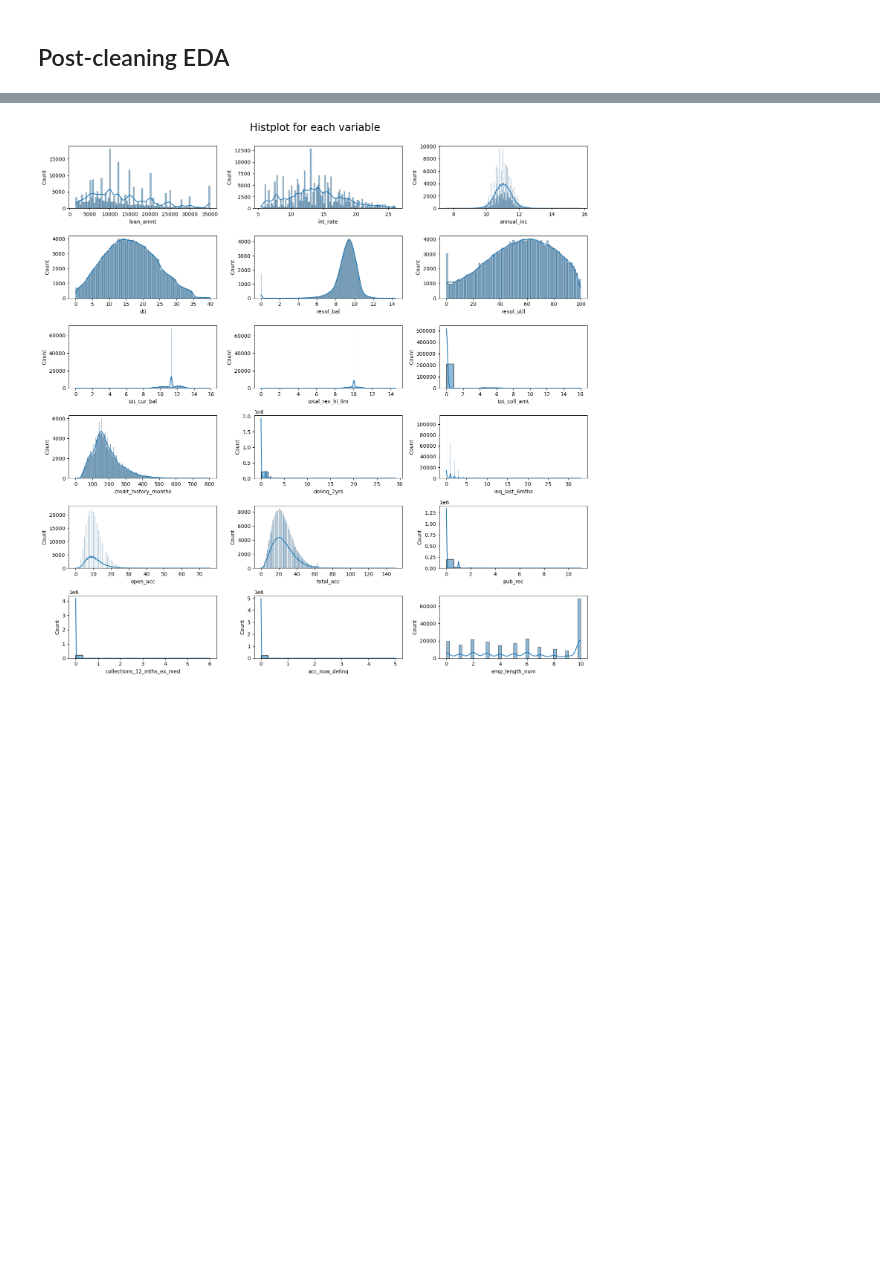
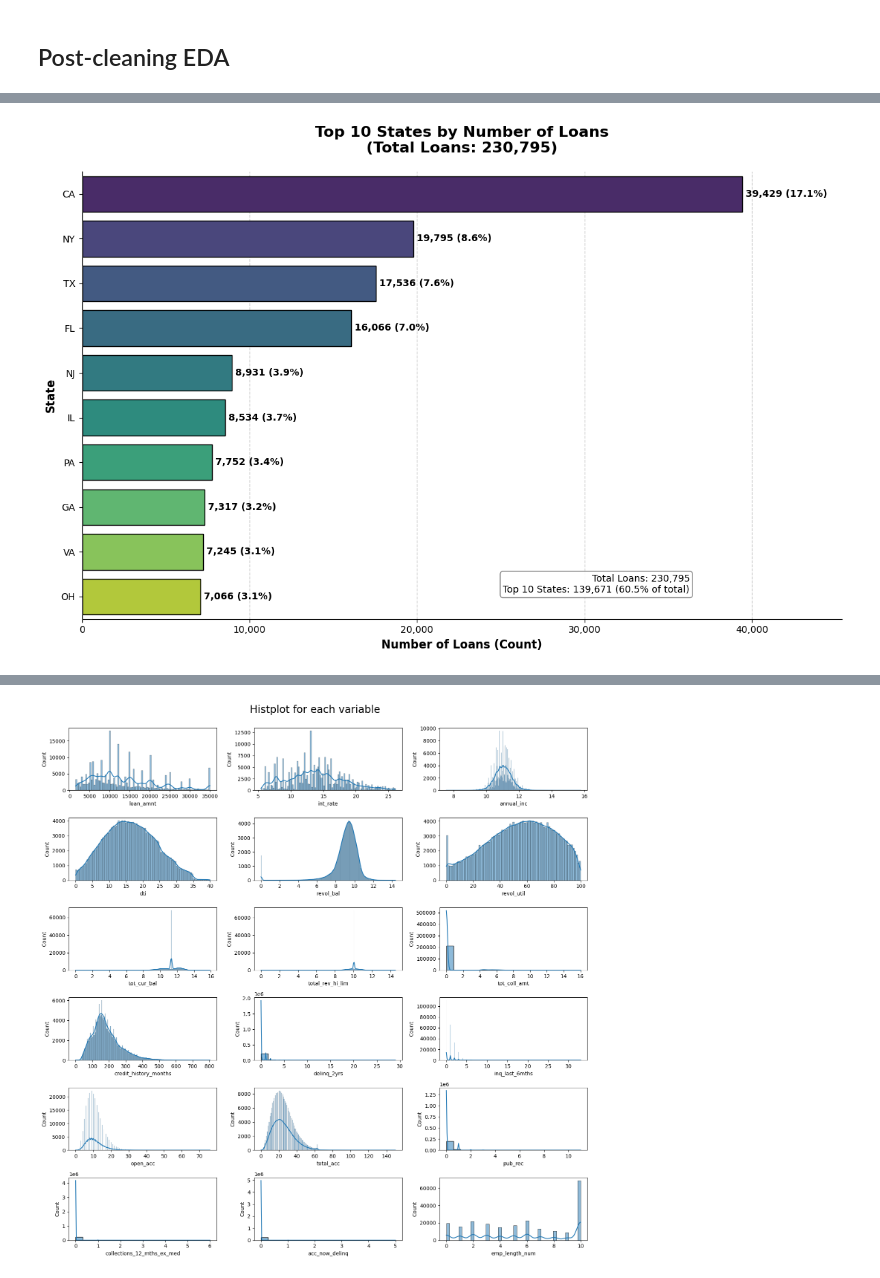
Before and after one commit to RevanzaIfannyA/lending-club-credit-risk-modeling, a Jupyter notebook: LC notebook.ipynb, the cells around one changed output, grey strips where cells are left out. Saved outputs shown, nothing was run; the diff lists cells and outputs as text; code cells hidden in the pictures; blank space fills up the shorter version.

```diff
--- a/LC notebook.ipynb
+++ b/LC notebook.ipynb
@@ -826,0 +1027,90 @@ Name: proportion, dtype: Float64
+# %%
+state_counts = df['addr_state'].value_counts()
+top_10_states = state_counts.head(10)
+
+# Hitung persentase terhadap total
+total_count = len(df)
+percentages = (top_10_states.values / total_count * 100)
+
+# Buat DataFrame untuk plotting
+top_states_df = top_10_states.reset_index()
+top_states_df.columns = ['addr_state', 'count']
+top_states_df['percentage'] = percentages
+
+# Buat plot
+plt.figure(figsize=(12, 8))
+ax = sns.barplot(data=top_states_df,
+                 x='count',
+                 y='addr_state',
+                 palette='viridis',
+                 edgecolor='black',
+                 linewidth=1)
+
+# Tambahkan nilai count dan persentase di setiap bar
+for i, (count, pct) in enumerate(zip(top_states_df['count'], top_states_df['percentage'])):
+    # Format teks: count (persentase%)
+    label_text = f'{count:,} ({pct:.1f}%)'
+
+    # Posisi teks: sedikit di sebelah kanan bar
+    ax.text(count + (max(top_states_df['count']) * 0.005),
+            i,
+            label_text,
+            ha='left',
+            va='center',
+            fontsize=10,
+            fontweight='bold')
+
+# Atur label sumbu
+plt.xlabel('Number of Loans (Count)', fontsize=12, fontweight='bold')
+plt.ylabel('State', fontsize=12, fontweight='bold')
+
+# Judul dengan informasi total
+plt.title(f'Top 10 States by Number of Loans\n(Total Loans: {total_count:,})',
+          fontsize=16, fontweight='bold', pad=20)
+
+# Format sumbu x dengan comma separator
+ax.xaxis.set_major_formatter(plt.FuncFormatter(lambda x, p: f'{int(x):,}'))
+
+# Grid untuk readability
+ax.xaxis.grid(True, linestyle='--', alpha=0.7)
+ax.set_axisbelow(True)
+
+# Hapus spines yang tidak perlu
+ax.spines['top'].set_visible(False)
+ax.spines['right'].set_visible(False)
+
+# Atur limit sumbu x untuk memberikan ruang untuk label
+plt.xlim(0, max(top_states_df['count']) * 1.15)
+
+# Tambahkan informasi total di pojok kanan atas
+total_text = f'Total Loans: {total_count:,}\n'
+total_text += f'Top 10 States: {top_states_df["count"].sum():,} ({top_states_df["count"].sum()/total_count*100:.1f}% of total)'
+
+ax.text(0.8, 0.1, total_text,
+        transform=ax.transAxes,
+        ha='right',
+        va='top',
+        fontsize=10,
+        bbox=dict(boxstyle='round', facecolor='white', alpha=0.9, edgecolor='gray'))
+
+plt.tight_layout()
+plt.show()
+
+# Tampilkan juga dalam format tabel untuk referensi
+print("\n" + "="*60)
+print("TOP 10 STATES BY NUMBER OF LOANS")
+print("="*60)
+print(f"{'Rank':<5} {'State':<8} {'Count':<12} {'Percentage':<12} {'Cumulative %':<12}")
+print("-"*60)
+
+cumulative_percentage = 0
+for rank, (state, count, pct) in enumerate(zip(top_states_df['addr_state'],
+                                               top_states_df['count'],
+                                               top_states_df['percentage']), 1):
+    cumulative_percentage += pct
+    print(f"{rank:<5} {state:<8} {count:<12,} {pct:<12.1f}% {cumulative_percentage:<12.1f}%")
+
+print("="*60)
+print(f"Total Loans (All States): {total_count:,}")
+print(f"Coverage by Top 10: {top_states_df['count'].sum()/total_count*100:.1f}%")
+# %% [output]
@@ -826,0 +1120 @@ Name: proportion, dtype: Float64
+[figure, added]
```
Also changed, not shown: parts of 36 cells of this notebook.
